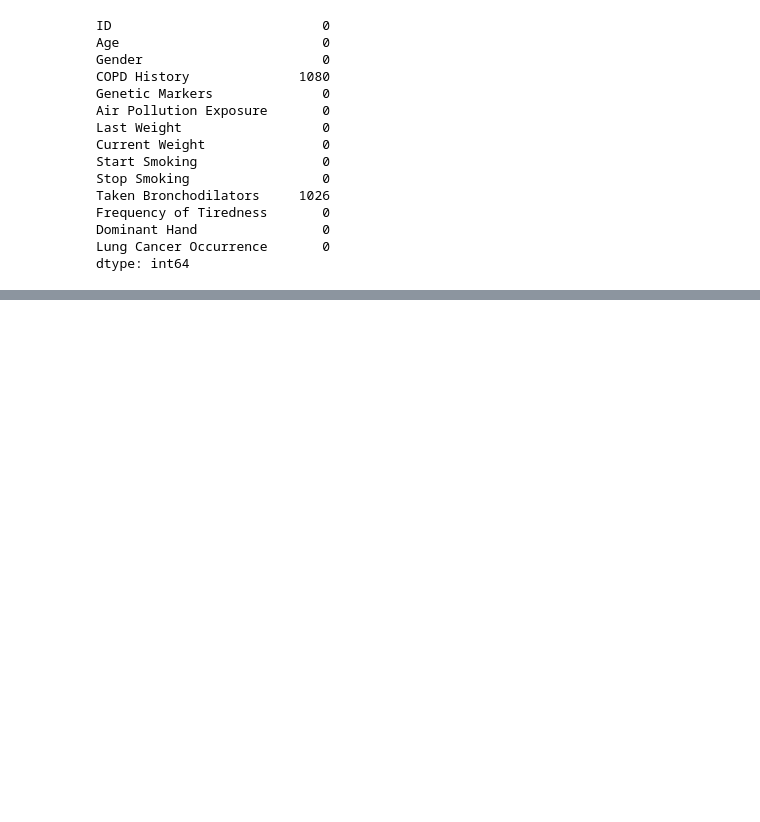
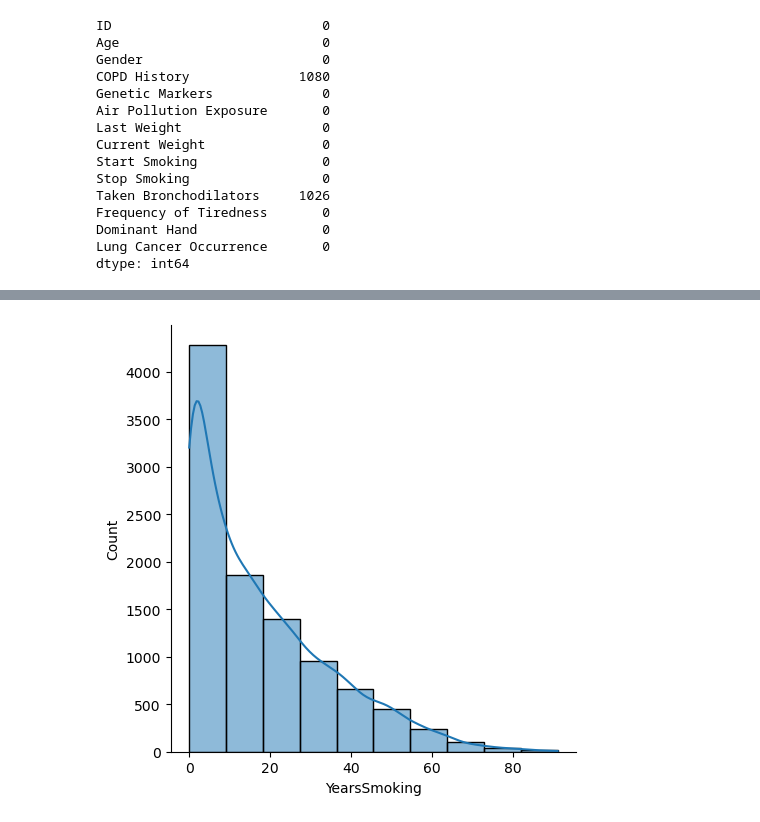
Before and after one commit to jo-yie/aiap16-leong-jo-yie-328F, a Jupyter notebook: eda.ipynb, the cells around one changed output, grey strips where cells are left out. Saved outputs shown, nothing was run; the diff lists cells and outputs as text; code cells hidden in the pictures; blank space fills up the shorter version.

```diff
--- a/eda.ipynb
+++ b/eda.ipynb
@@ -221,5 +255,5 @@ None
 # %%
-# Encode categorical values
+# Encoding categorical values
 
 # Encoding 'Gender' column to 'Male'
 df_clean['Male'] = df_clean['Gender'].apply(lambda val:1 if val == 'male' else 0)
@@ -239,7 +273,7 @@ df_clean['TakenBronchodilators'] = df_clean['Taken Bronchodilators'].apply(lambd
 
 # Encoding 'Frequency of Tiredness' column
 fot_mapping = {'none / low':0, 'medium':1, 'high':2}
-df_clean['Tiredness'] = df_clean['Frequency of Tiredness'].map(fot_mapping)
+df_clean['FrequencyOfTiredness'] = df_clean['Frequency of Tiredness'].map(fot_mapping)
 
 # Encoding 'Dominant Hand' column
-df_clean['Right Handed'] = df_clean['Dominant Hand'].apply(lambda val:0 if val == 'left' else 1)
+df_clean['RightHanded'] = df_clean['Dominant Hand'].apply(lambda val:0 if val == 'left' else 1)
@@ -457,0 +510,6 @@ plt.show()
+# %%
+# Distribution plot of 'YearsSmoking'
+sns.displot(df_final['YearsSmoking'], kde = True, bins = 10)
+plt.show()
+# %% [output]
+[figure, added]
```
Also changed, not shown: parts of 70 cells of this notebook, 10 other files.
